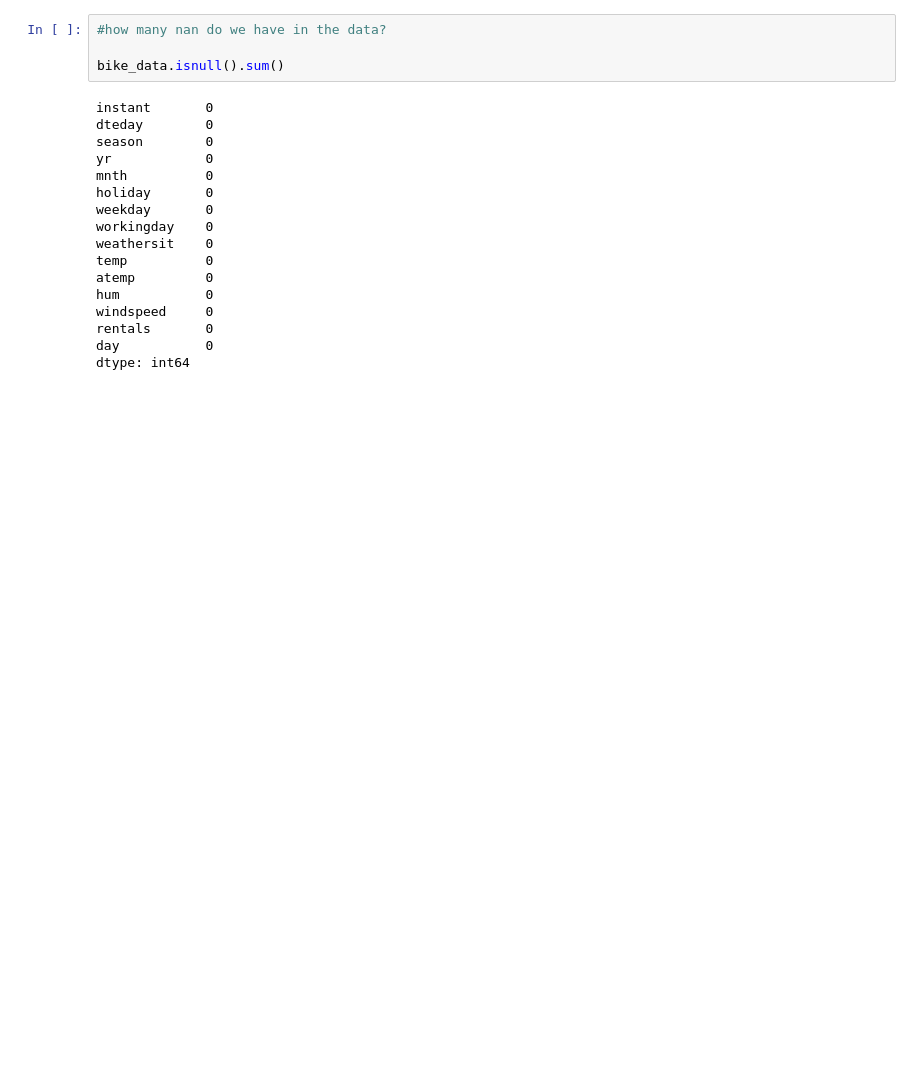
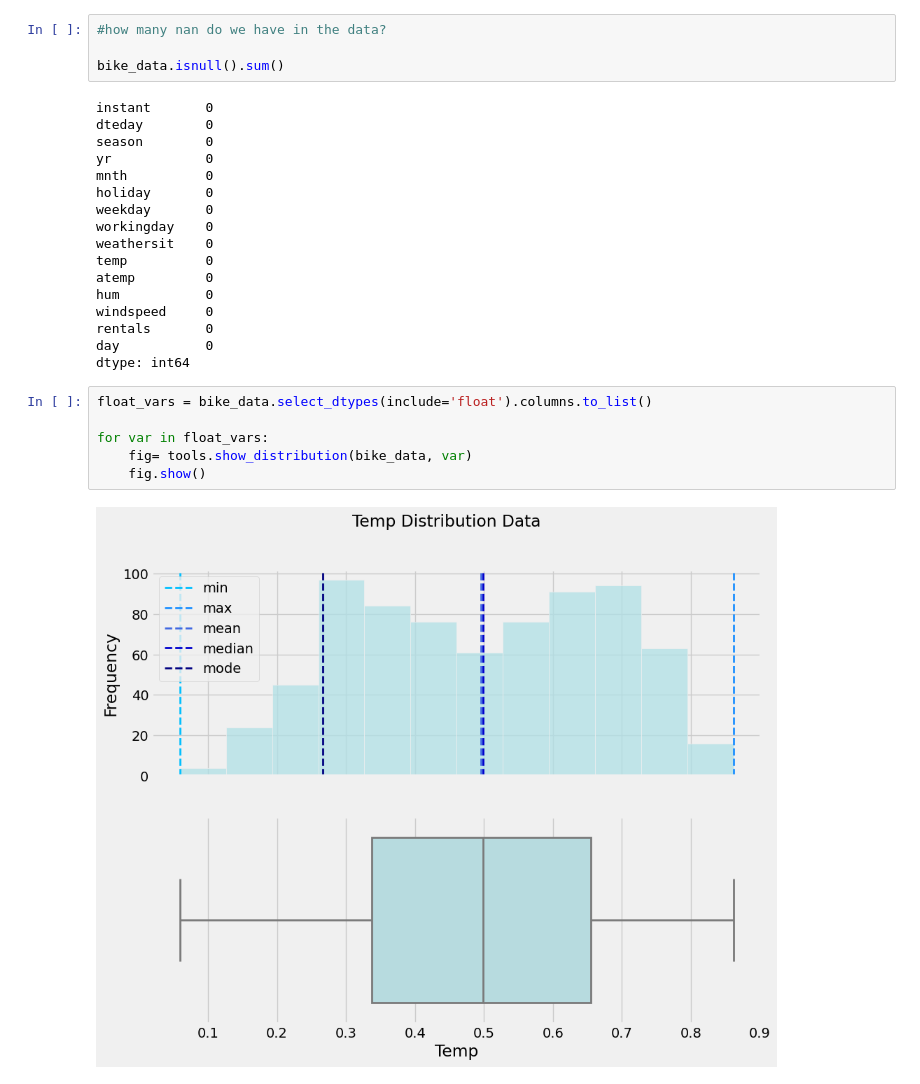
Before and after one commit to JacquesLeen/azure, a Jupyter notebook: Azure_ML_Cloud/01_Create_ML_Models_in_Azure/0104_Regression_Models.ipynb, the cells around one changed output. Saved outputs shown, nothing was run; the diff lists cells and outputs as text; blank space fills up the shorter version.

```diff
--- a/Azure_ML_Cloud/01_Create_ML_Models_in_Azure/0104_Regression_Models.ipynb
+++ b/Azure_ML_Cloud/01_Create_ML_Models_in_Azure/0104_Regression_Models.ipynb
@@ -108,3 +116,11 @@ windspeed     0
 rentals       0
 day           0
 dtype: int64
+# %%
+float_vars = bike_data.select_dtypes(include='float').columns.to_list()
+
+for var in float_vars:
+    fig= tools.show_distribution(bike_data, var)
+    fig.show()
+# %% [output]
+[figure, added]
```
Also changed, not shown: parts of 30 cells of this notebook, 1 other file.
